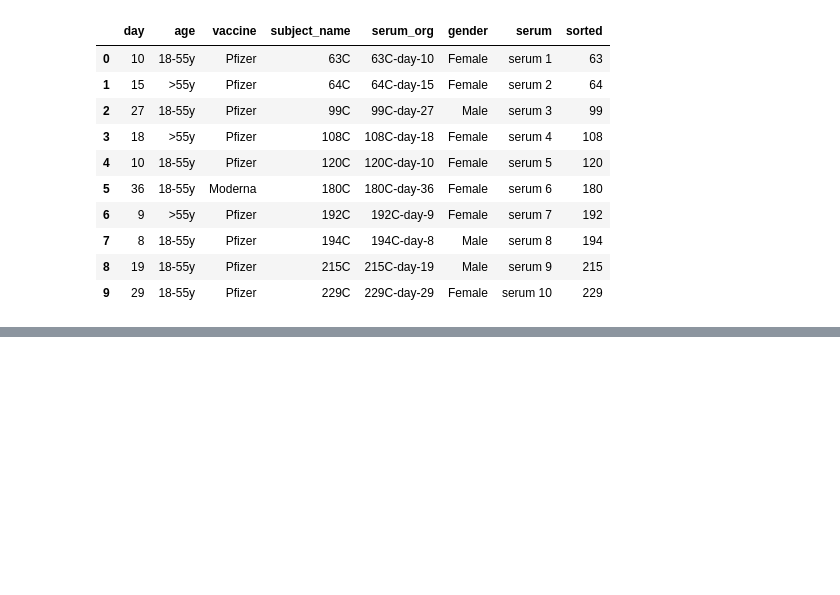
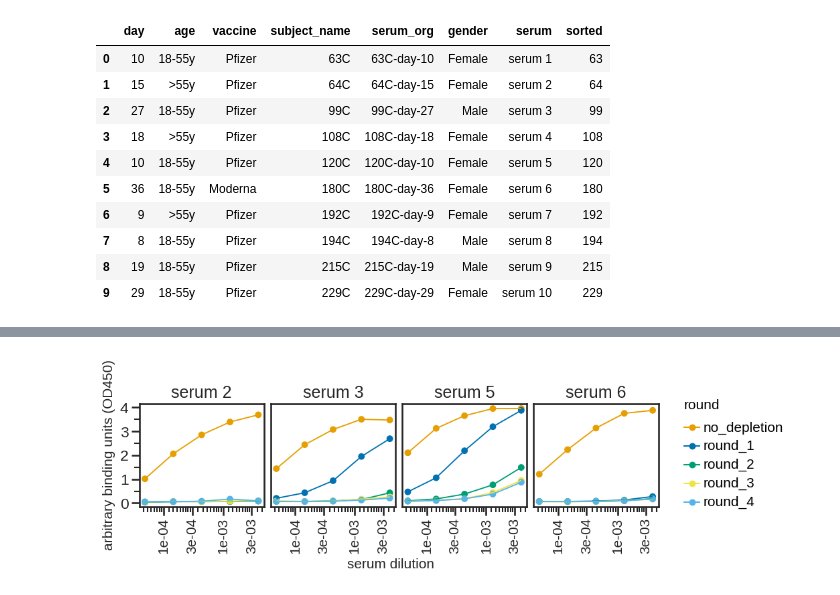
Before and after one commit to jbloomlab/Ace2_expression_neuts, a Jupyter notebook: rbd_depletions.ipynb, the cells around one changed output, grey strips where cells are left out. Cells and saved outputs as stored; diff of their text form; code cells hidden in the pictures; blank space fills up the shorter version.

```diff
--- a/rbd_depletions.ipynb
+++ b/rbd_depletions.ipynb
@@ -167,0 +252,4 @@ plt.savefig('RBD_Depletions.pdf', bbox_inches="tight")
+# %%
+elisa_lv_df = pd.read_csv(config['elisa_livevirus'])
+
+elisa_lv_df
@@ -167,0 +298,8 @@ plt.savefig('RBD_Depletions.pdf', bbox_inches="tight")
+# %%
+elisa_lv_df = pd.merge(elisa_lv_df, sample_information,
+                    left_on='serum', right_on='serum_org')
+
+elisa_lv_df
+elisa_lv_df.drop('serum_x', axis=1, inplace=True)
+elisa_lv_df = elisa_lv_df.rename(columns={"serum_y": "serum"}, errors="raise")
+elisa_lv_df
@@ -167,0 +320,42 @@ plt.savefig('RBD_Depletions.pdf', bbox_inches="tight")
+# %%
+nconditions = elisa_pv_df['serum'].nunique()
+ncol = np.minimum(6, nconditions)
+nrow = math.ceil(nconditions / ncol)
+
+colours = ('#E69F00','#0072B2','#009E73','#F0E442','#56B4E9',)
+
+p = (
+    ggplot((elisa_lv_df
+            .assign(serum=lambda x: pd.Categorical(x['serum'],
+                                                   natsort.natsorted(x['serum'].unique()),
+                                                   ordered=True))
+           ),
+           aes('dilution',
+               'OD450',
+               color='round'
+              )) +
+    geom_point(size=3) +
+    geom_path(aes(color='round'), size=0.75) +
+    scale_x_log10(name='serum dilution', labels=scientific_format(digits=0)) +
+    facet_wrap('~ serum', ncol=5) +
+    theme(figure_size=(10,2),
+          axis_text_x=element_text(size=15,angle=90),
+          subplots_adjust={'hspace':0.35},
+          strip_background_x=element_blank(),
+          legend_text=element_text(size=15),
+          legend_title=element_text(size=15),
+          axis_title_x=element_text(size=15),
+          axis_title_y=element_text(size=15)
+         ) +
+    scale_color_manual(values=colours) +
+    scale_shape_manual(values=['o', 'x']) +
+    ylab('arbitrary binding units (OD450)')
+    )
+
+
+
+_ = p.draw()
+
+plt.savefig('RBD_Depletions.pdf', bbox_inches="tight")
+# %% [output]
+[figure, added]
```
Also changed, not shown: parts of 12 cells of this notebook, 9 other files.
